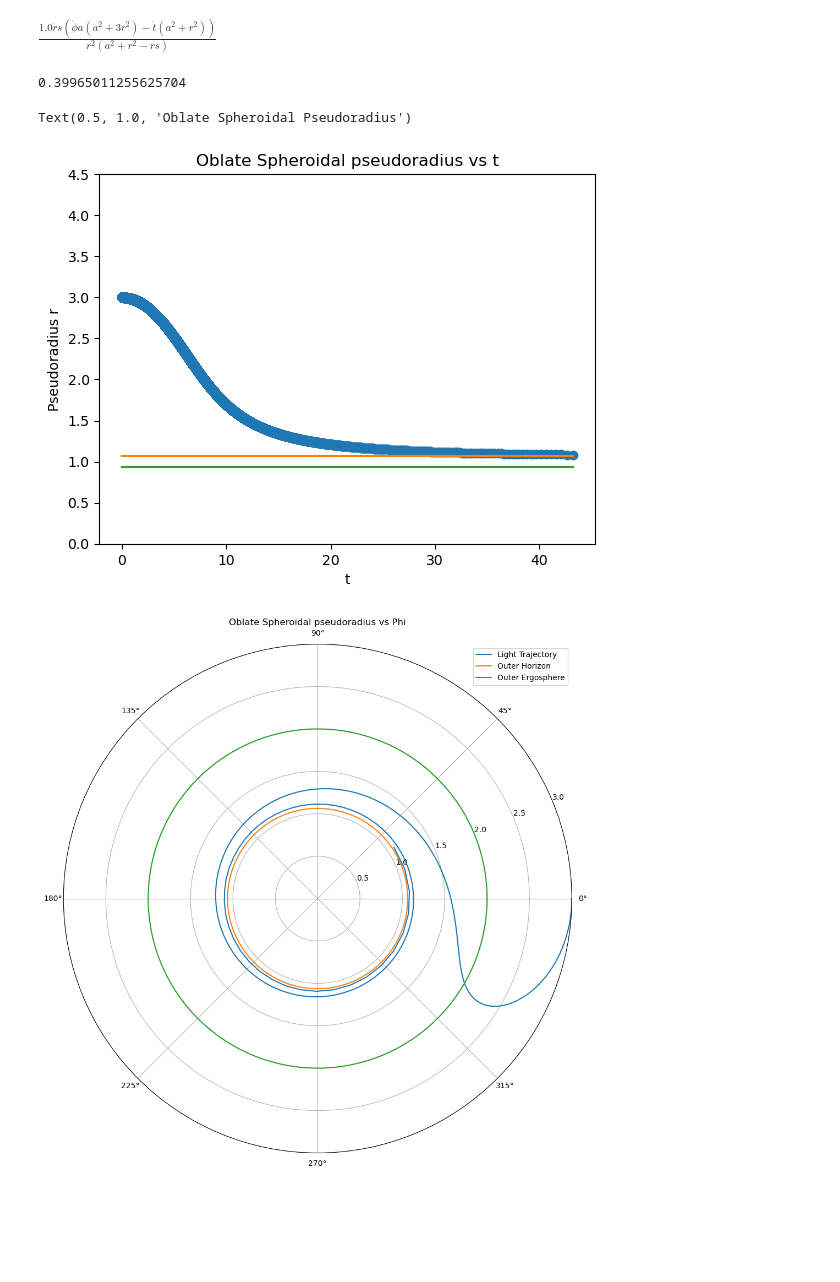
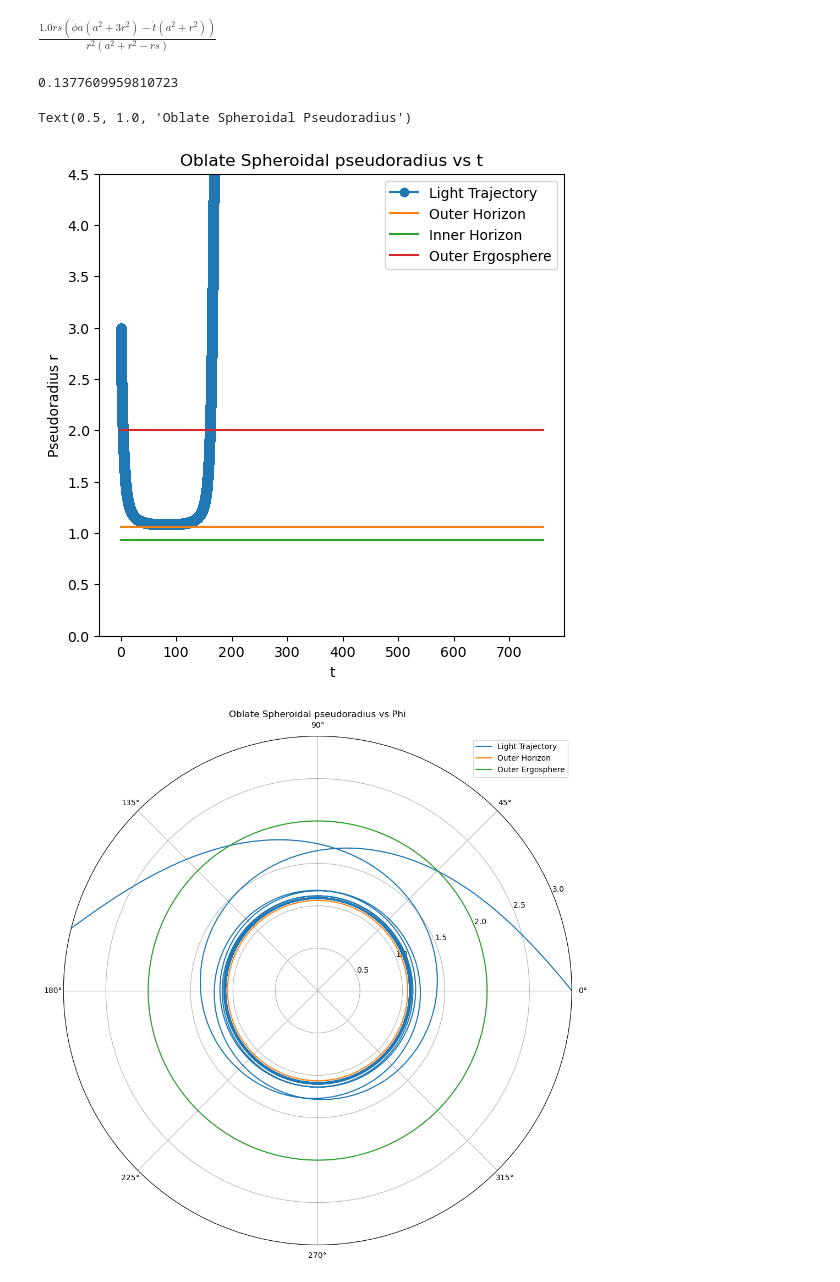
Before and after one commit to LordofDorknes/KerrSim, a Jupyter notebook: KerrSymb.ipynb, the cells around one changed output. Drawn from its saved outputs; the diff is of its cells as text; code cells hidden in the pictures; blank space fills up the shorter version.

```diff
--- a/KerrSymb.ipynb
+++ b/KerrSymb.ipynb
@@ -162,18 +162,18 @@ r_e=2*M
 r_ei=0
 
 #test particle
-m=0 #particle mass
+m=0.00 #particle mass
 r_0=3 #initial radial pos
-rp_0=0.0 #initial radial (pseudo?)momentum
+rp_0=-0.05 #initial radial (pseudo?)momentum
 
 phi_0=0 #initial angular pos
-phip_0=-0.05#initial angular (pseudo?)momentum
+phip_0=0.020395#initial angular (pseudo?)momentum
 
 t_0=0
 tp_0=(-a*s*phip_0/r_0+math.sqrt(a*a*s*phip_0*phip_0/r_0 + (1-s/r_0)*(m**2 + (r_0**2+a**2)*phip_0**2 + (r_0*rp_0)**2/Delta(r_0))))/(1-s/r_0)
 tp_0
 # %% [output]
-0.39965011255625704
+0.1377609959810723
 # %%
 import scipy
 import numpy as np
@@ -206,9 +206,9 @@ lambda_max=100000
 y0=np.array([0,0,r_0,tp_0,phip_0,rp_0])
 
 
-RK=scipy.integrate.RK45(EOM,lambda0,y0,lambda_max,max_step=0.001)
+RK=scipy.integrate.RK45(EOM,lambda0,y0,lambda_max,max_step=0.01)
 # %%
-step_max=10000000
+step_max=100000
 xmu=np.zeros((step_max,6))
 xmu[0,:]=y0
 
@@ -223,48 +223,50 @@ for lambstep in range(1,step_max):
     finally:
         if(xmu[lambstep,2] <1.02*r_h):
             break
-        if(xmu[lambstep,2] > 10*r_0):
+        if(xmu[lambstep,2] > 20*r_0):
             break
 
 x_trunc=xmu[0:reachedstep,:] #x without the trailing zero rows
 # %%
 tmin=np.min(x_trunc[:,0])
 tmax=np.max(x_trunc[:,0])
-
-plt.plot(x_trunc[:,0],x_trunc[:,2],'-o')
-plt.plot([tmin, tmax],[r_h,r_h])
-plt.plot([tmin, tmax],[r_hi,r_hi])
+plt.figure(figsize=(6,6))
+plt.plot(x_trunc[:,0],x_trunc[:,2],'-o',label='Light Trajectory')
+plt.plot([tmin, tmax],[r_h,r_h],label="Outer Horizon")
+plt.plot([tmin, tmax],[r_hi,r_hi],label="Inner Horizon")
+plt.plot([tmin, tmax],[r_e,r_e],label="Outer Ergosphere")
 plt.xlabel("t")
 plt.ylabel("Pseudoradius r")
 plt.title("Oblate Spheroidal pseudoradius vs t")
 plt.ylim([0,r_0*1.5])
+plt.legend()
 #polar plot
 fig2, ax2 = plt.subplots(figsize=(12,12),subplot_kw={'projection':'polar'})
 
 #setup horizon plotting
 numpts=300
 th_hor=np.linspace(0,2*np.pi,num=numpts)
 ones_arr=np.ones((numpts))
 rh_arr=ones_arr*r_h
 rhi_arr=ones_arr*r_hi
 re_arr=ones_arr*r_e
 #plot trajecory
 ax2.plot(x_trunc[:,1],x_trunc[:,2],label='Light Trajectory')
 #plot horizon
 ax2.plot(th_hor,rh_arr,label='Outer Horizon')
 ax2.plot(th_hor,re_arr,label='Outer Ergosphere')
 #ax2.plot(th_hor,rhi_arr)
 plt.title("Oblate Spheroidal pseudoradius vs Phi")
 plt.ylim([0,r_0*1])
 plt.legend()
 
 
 plt.figure()
 plt.semilogy(x_trunc[:,0],x_trunc[:,2]-r_h,'-o')
 plt.xlabel("t")
 plt.ylabel("log(r-r_h) log of diff of pseudoradius")
 plt.title("Oblate Spheroidal Pseudoradius")
 # %% [output]
 Text(0.5, 1.0, 'Oblate Spheroidal Pseudoradius')
-[figure, old version]
+[figure, new version]
-[figure, old version]
+[figure, new version]
```
Also changed, not shown: parts of 1 cell of this notebook.
